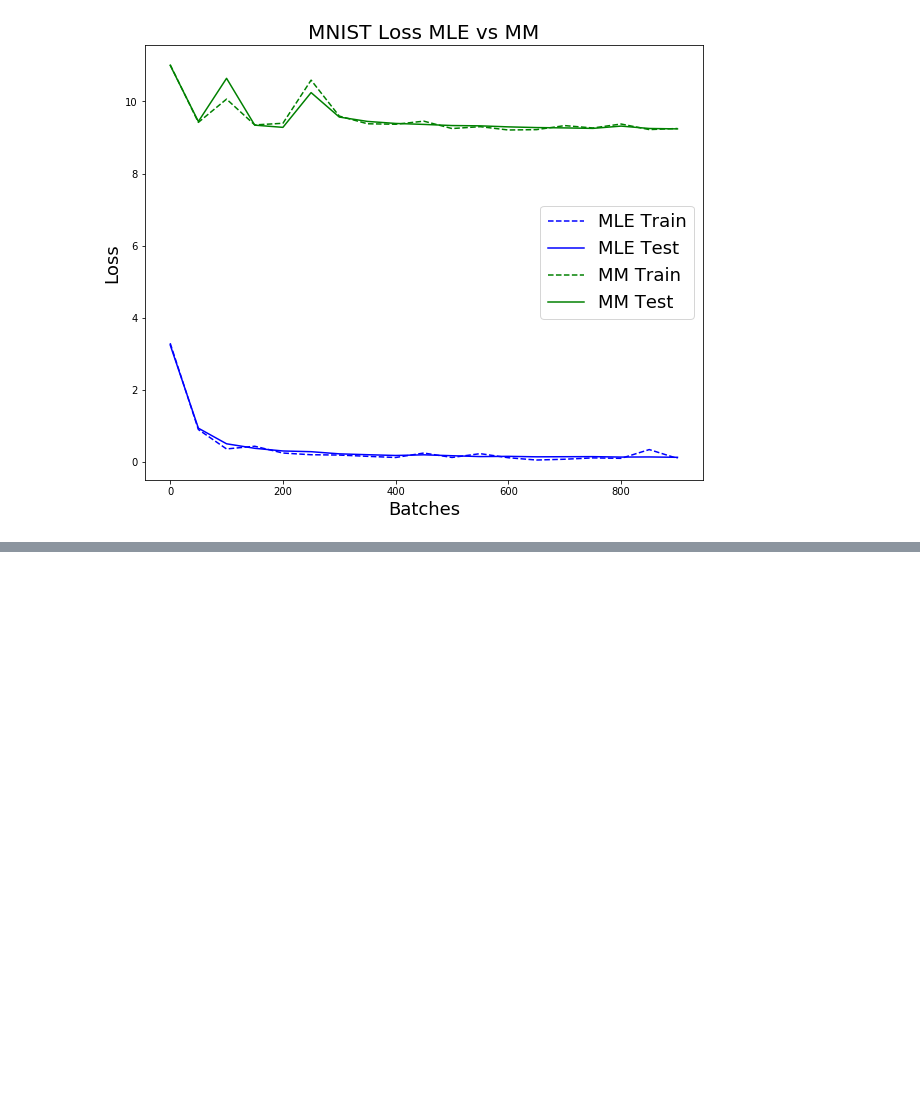
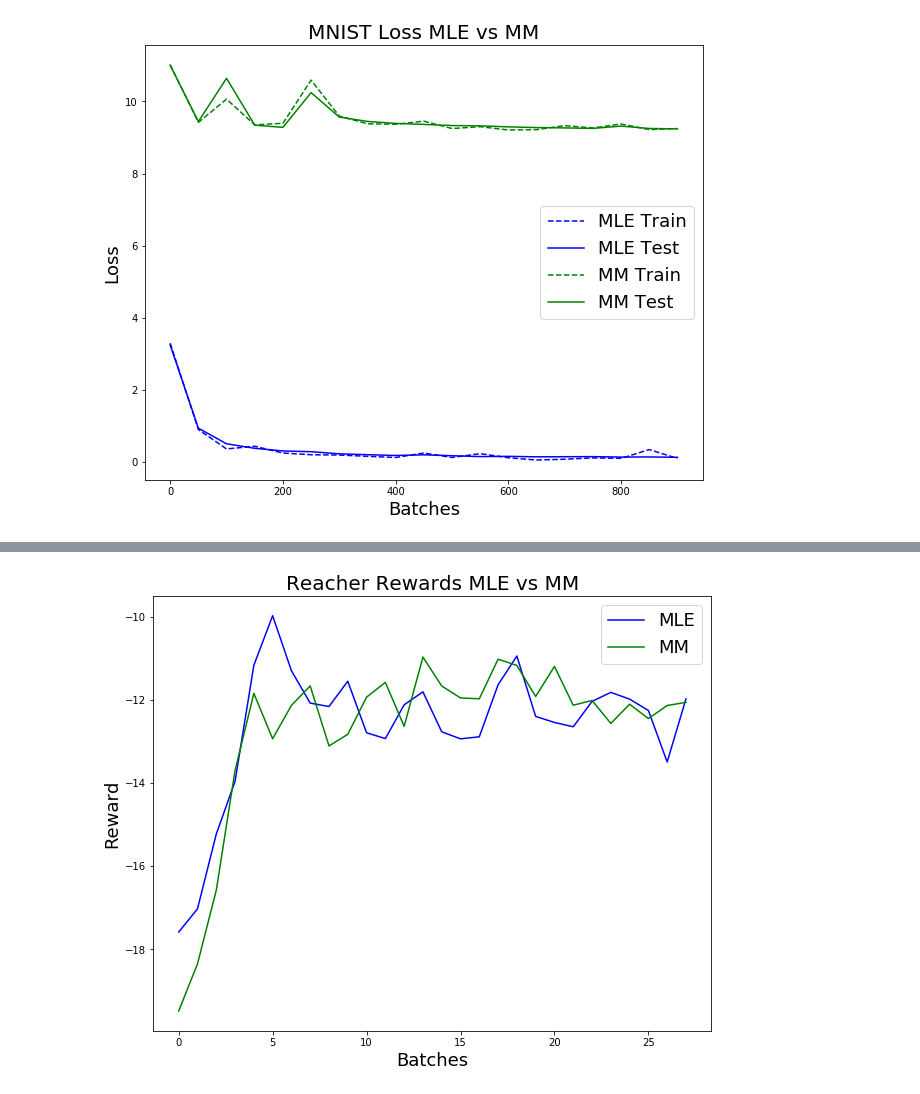
Before and after one commit to jacky-liang/minimax_cross_entropy, a Jupyter notebook: Plots.ipynb, the cells around one changed output, grey strips where cells are left out. Saved outputs shown, nothing was run; the diff lists cells and outputs as text; code cells hidden in the pictures; blank space fills up the shorter version.

```diff
--- a/Plots.ipynb
+++ b/Plots.ipynb
@@ -43,0 +58,11 @@ plt.show()
+# %%
+plt.figure(figsize=(10, 8))
+plt.plot(reacher_mle_evals['ts'], reacher_mle_evals['mean_r'], label='MLE', c='blue')
+plt.plot(reacher_mm_evals['ts'], reacher_mm_evals['mean_r'], label='MM', c='green')
+plt.legend(fontsize=fs)
+plt.title('Reacher Rewards MLE vs MM', fontsize=20)
+plt.ylabel('Reward', fontsize=18)
+plt.xlabel('Batches', fontsize=18)
+plt.show()
+# %% [output]
+[figure, added]
```
Also changed, not shown: parts of 2 cells of this notebook, 5 other files.
